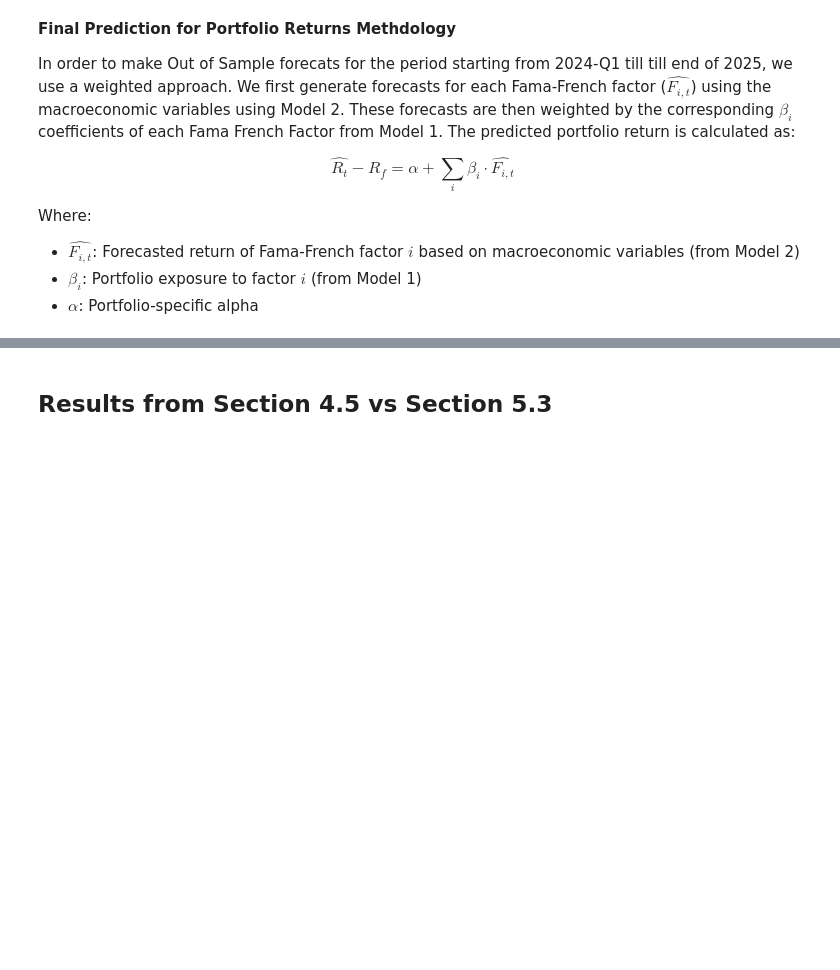
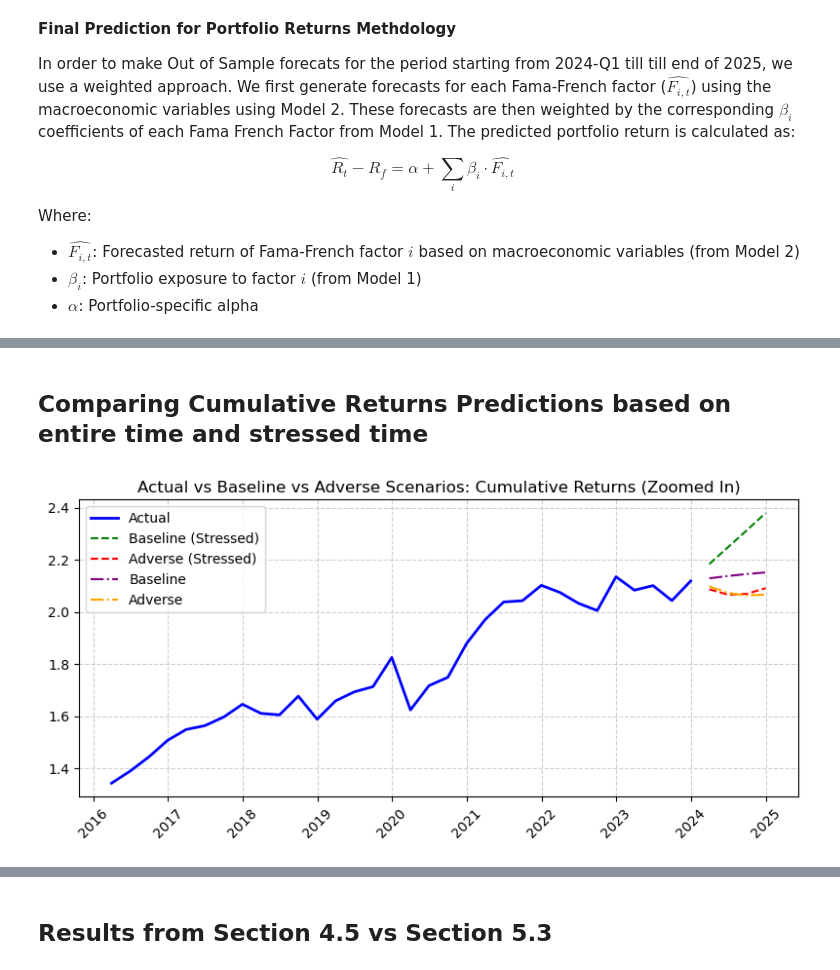
Before and after one commit to Raafayuqaily/TE-Portfolio-Stress-Testing-Final-Project, a Jupyter notebook: Final_Project2_Notebook_V7.ipynb, the cells around one changed output, grey strips where cells are left out. Drawn from its saved outputs; the diff is of its cells as text; code cells hidden in the pictures; blank space fills up the shorter version.

```diff
--- a/Final_Project2_Notebook_V7.ipynb
+++ b/Final_Project2_Notebook_V7.ipynb
@@ -1793,0 +1892,44 @@ plt.show()
+# %% [markdown]
+## Comparing Cumulative Returns Predictions based on entire time and stressed time
+# %%
+# Filter the data for the prediction time period
+start_date = '2016-01-01'
+end_date = '2025-03-01'
+
+filtered_actual = portf_ff_regression_returns.loc[start_date:end_date]
+filtered_baseline_stressed = final_portfolio_rets_pred_strsd.loc[start_date:end_date]
+filtered_adverse_stressed = final_portfolio_rets_pred_strsd.loc[start_date:end_date]
+filtered_baseline = final_portfolio_rets_pred.loc[start_date:end_date]
+filtered_adverse = final_portfolio_rets_pred.loc[start_date:end_date]
+
+fig, ax = plt.subplots(figsize=(8, 4))
+
+ax.plot(filtered_actual.index,
+        filtered_actual['Cumulative Actual Returns'],
+        label='Actual', color='blue', linewidth=2)
+
+ax.plot(filtered_baseline_stressed.index,
+        filtered_baseline_stressed['Cumulative Returns - Baseline (Stressed)'],
+        label='Baseline (Stressed)', color='green', linestyle='--')
+
+ax.plot(filtered_adverse_stressed.index,
+        filtered_adverse_stressed['Cumulative Returns - Adverse (Stressed)'],
+        label='Adverse (Stressed)', color='red', linestyle='--')
+
+ax.plot(filtered_baseline.index,
+        filtered_baseline['Cumulative Returns - Baseline'],
+        label='Baseline', color='purple', linestyle='-.')
+
+ax.plot(filtered_adverse.index,
+        filtered_adverse['Cumulative Returns - Adverse'],
+        label='Adverse', color='orange', linestyle='-.')
+
+ax.set_title("Actual vs Baseline vs Adverse Scenarios: Cumulative Returns (Zoomed In)")
+ax.legend()
+ax.grid(True, linestyle='--', alpha=0.6)
+ax.tick_params(axis='x', rotation=45)
+
+plt.tight_layout()
+plt.show()
+# %% [output]
+[figure, added]
```
Also changed, not shown: parts of 17 cells of this notebook.
